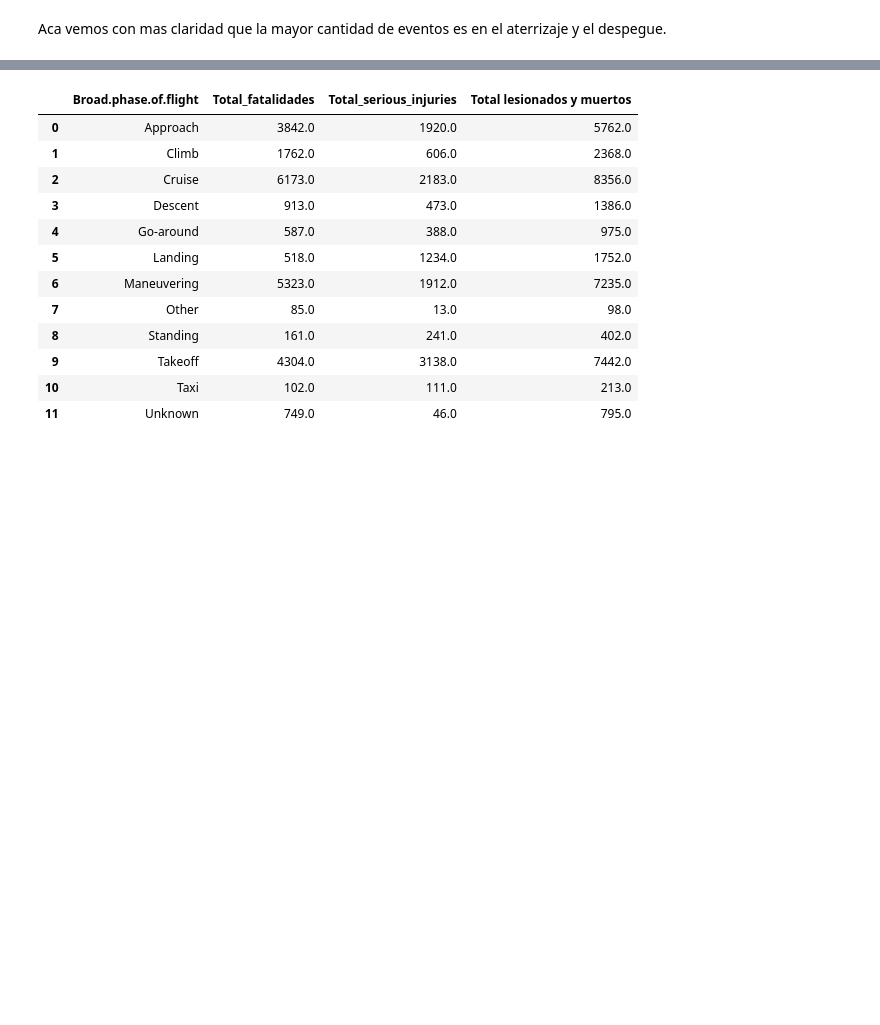
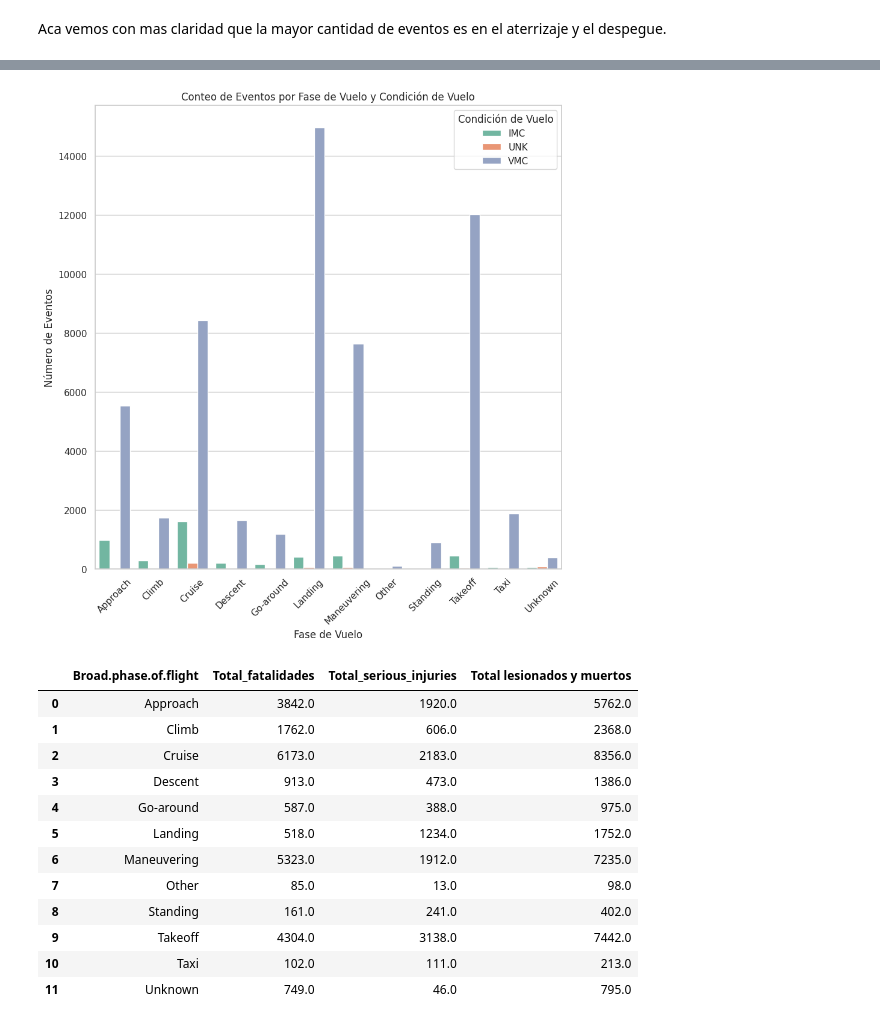
Before and after one commit to andres408/proyectos-coder, a Jupyter notebook: Visualizacion+Zabala.ipynb, the cells around one changed output, grey strips where cells are left out. Cells and saved outputs as stored; diff of their text form; code cells hidden in the pictures; blank space fills up the shorter version.

```diff
--- a/Visualizacion+Zabala.ipynb
+++ b/Visualizacion+Zabala.ipynb
@@ -162,3 +155,17 @@ Aca vemos con mas claridad que la mayor cantidad de eventos es en el aterrizaje
+# %%
+df3
+conteo_eventos = df3.groupby(['Broad.phase.of.flight', 'Weather.Condition']).size().reset_index(name='total_eventos')
+conteo_eventos.columns = ['fase_vuelo','condicion_vuelo','total_eventos']
+plt.figure(figsize=(10, 10))
+sns.barplot(x='fase_vuelo', y='total_eventos', hue='condicion_vuelo', data=conteo_eventos, palette='Set2')
+plt.title('Conteo de Eventos por Fase de Vuelo y Condición de Vuelo')
+plt.xlabel('Fase de Vuelo')
+plt.ylabel('Número de Eventos')
+plt.legend(title='Condición de Vuelo')
+plt.xticks(rotation=45)
+plt.show()
+# %% [output]
+[figure, added]
 # %%
 resultado = df.groupby('Broad.phase.of.flight').agg(
     Total_fatalidades=('Total.Fatal.Injuries', 'sum'),
```
Also changed, not shown: parts of 6 cells of this notebook.
